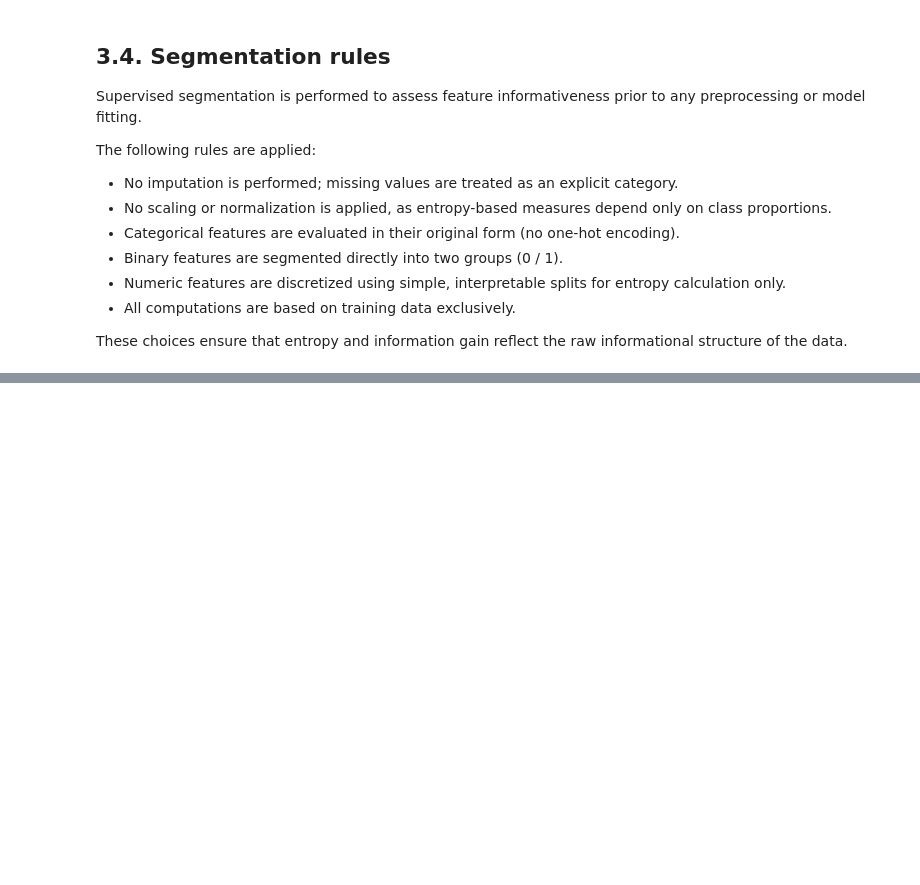
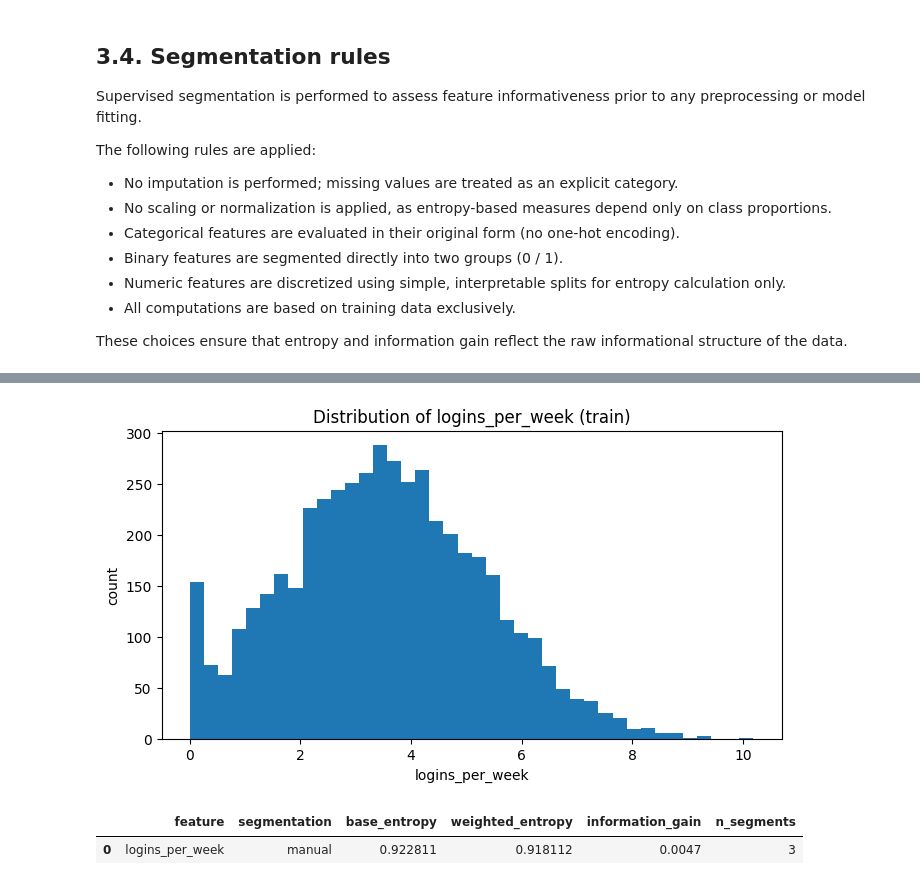
Before and after one commit to nastasiaoginska/customer-churn-predictive-modeling, a Jupyter notebook: notebooks/03_supervised_segmentation_entropy_ig.ipynb, the cells around one changed output, grey strips where cells are left out. Cells and saved outputs as stored; diff of their text form; code cells hidden in the pictures; blank space fills up the shorter version.

```diff
--- a/notebooks/03_supervised_segmentation_entropy_ig.ipynb
+++ b/notebooks/03_supervised_segmentation_entropy_ig.ipynb
@@ -79,0 +623,27 @@ These choices ensure that entropy and information gain reflect the raw informati
+# %%
+plt.figure(figsize=(8, 4))
+plt.hist(X_train["logins_per_week"].dropna(), bins=40)
+plt.xlabel("logins_per_week")
+plt.ylabel("count")
+plt.title("Distribution of logins_per_week (train)")
+plt.show()
+# %% [output]
+[figure, added]
+# %%
+login_bins = [-float("inf"), 2, 5, float("inf")]
+login_labels = ["≤2", "2–5", ">5"]
+
+seg_logins, summary_logins = ig_for_manual_segments(
+    X=X_train,
+    y=y_train,
+    feature="logins_per_week",
+    bins=login_bins,
+    labels=login_labels,
+    base_entropy=base_entropy
+)
+
+seg_logins
+pd.DataFrame([summary_logins]).round(6)
+# %% [output]
+|  | feature | segmentation | base_entropy | weighted_entropy | information_gain | n_segments |
+| 0 | logins_per_week | manual | 0.922811 | 0.918112 | 0.0047 | 3 |
```
Also changed, not shown: parts of 33 cells of this notebook.
